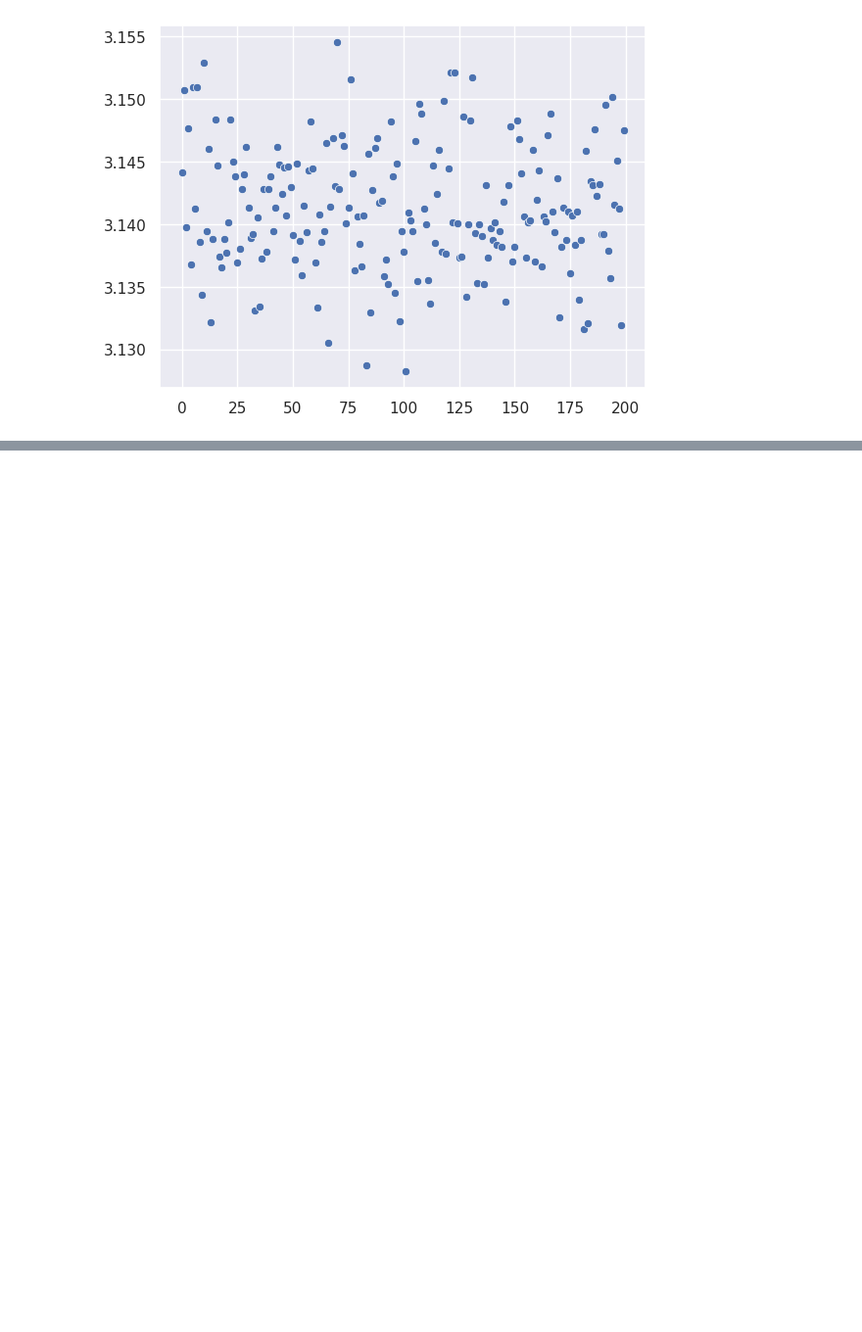
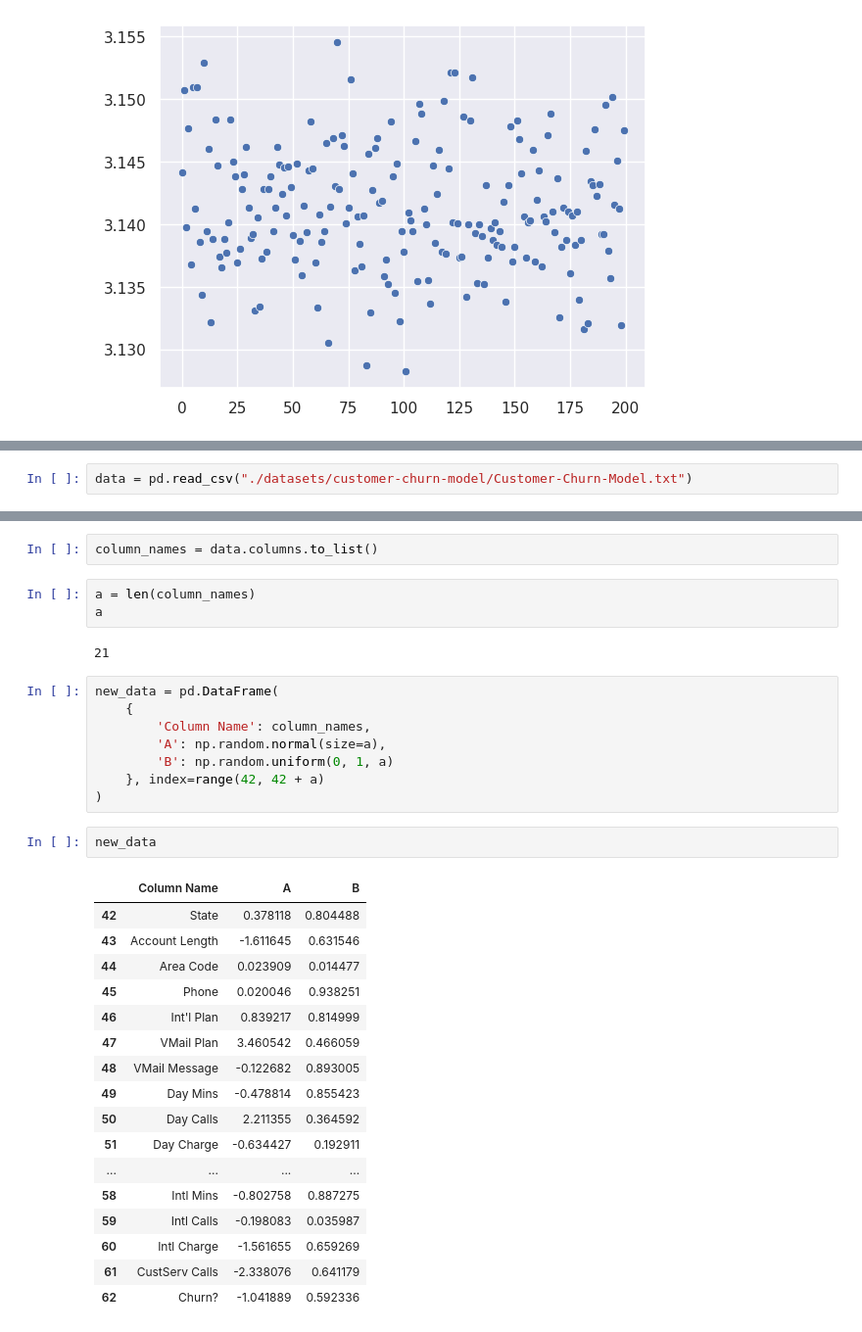
Before and after one commit to mmunozbe/ml-course, a Jupyter notebook: T2-2-Data cleaning-Funciones de distribución de probabilidad.ipynb, the cells around one changed output, grey strips where cells are left out. Shown at 98% size. Drawn from its saved outputs; the diff is of its cells as text; blank space fills up the shorter version.

```diff
--- a/T2-2-Data cleaning-Funciones de distribución de probabilidad.ipynb
+++ b/T2-2-Data cleaning-Funciones de distribución de probabilidad.ipynb
@@ -107,0 +151,2 @@ plt.show(fig)
+# %%
+data = pd.read_csv("./datasets/customer-churn-model/Customer-Churn-Model.txt")
@@ -107,0 +163,35 @@ plt.show(fig)
+# %%
+column_names = data.columns.to_list()
+# %%
+a = len(column_names)
+a
+# %% [output]
+21
+# %%
+new_data = pd.DataFrame(
+    {
+        'Column Name': column_names,
+        'A': np.random.normal(size=a),
+        'B': np.random.uniform(0, 1, a)
+    }, index=range(42, 42 + a)
+)
+# %%
+new_data
+# %% [output]
+|  | Column Name | A | B |
+| 42 | State | 0.378118 | 0.804488 |
+| 43 | Account Length | -1.611645 | 0.631546 |
+| 44 | Area Code | 0.023909 | 0.014477 |
+| 45 | Phone | 0.020046 | 0.938251 |
+| 46 | Int'l Plan | 0.839217 | 0.814999 |
+| 47 | VMail Plan | 3.460542 | 0.466059 |
+| 48 | VMail Message | -0.122682 | 0.893005 |
+| 49 | Day Mins | -0.478814 | 0.855423 |
+| 50 | Day Calls | 2.211355 | 0.364592 |
+| 51 | Day Charge | -0.634427 | 0.192911 |
+| ... | ... | ... | ... |
+| 58 | Intl Mins | -0.802758 | 0.887275 |
+| 59 | Intl Calls | -0.198083 | 0.035987 |
+| 60 | Intl Charge | -1.561655 | 0.659269 |
+| 61 | CustServ Calls | -2.338076 | 0.641179 |
+| 62 | Churn? | -1.041889 | 0.592336 |
```
Also changed, not shown: parts of 8 cells of this notebook.
